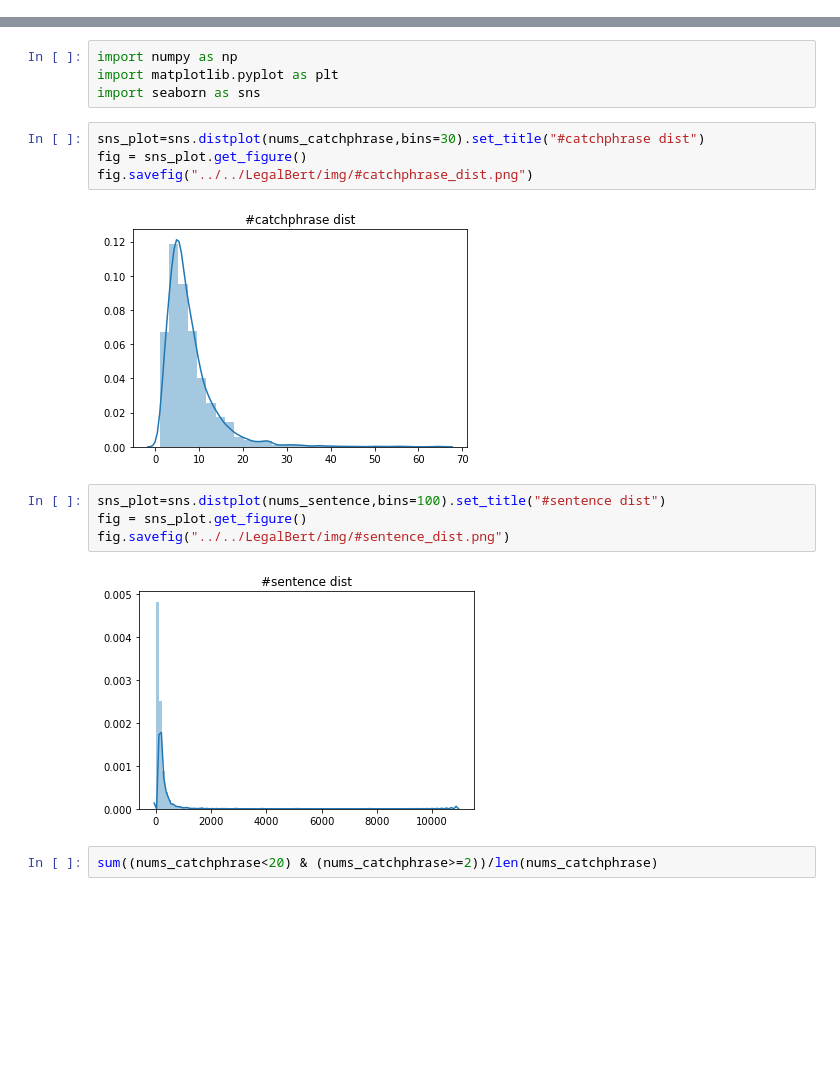
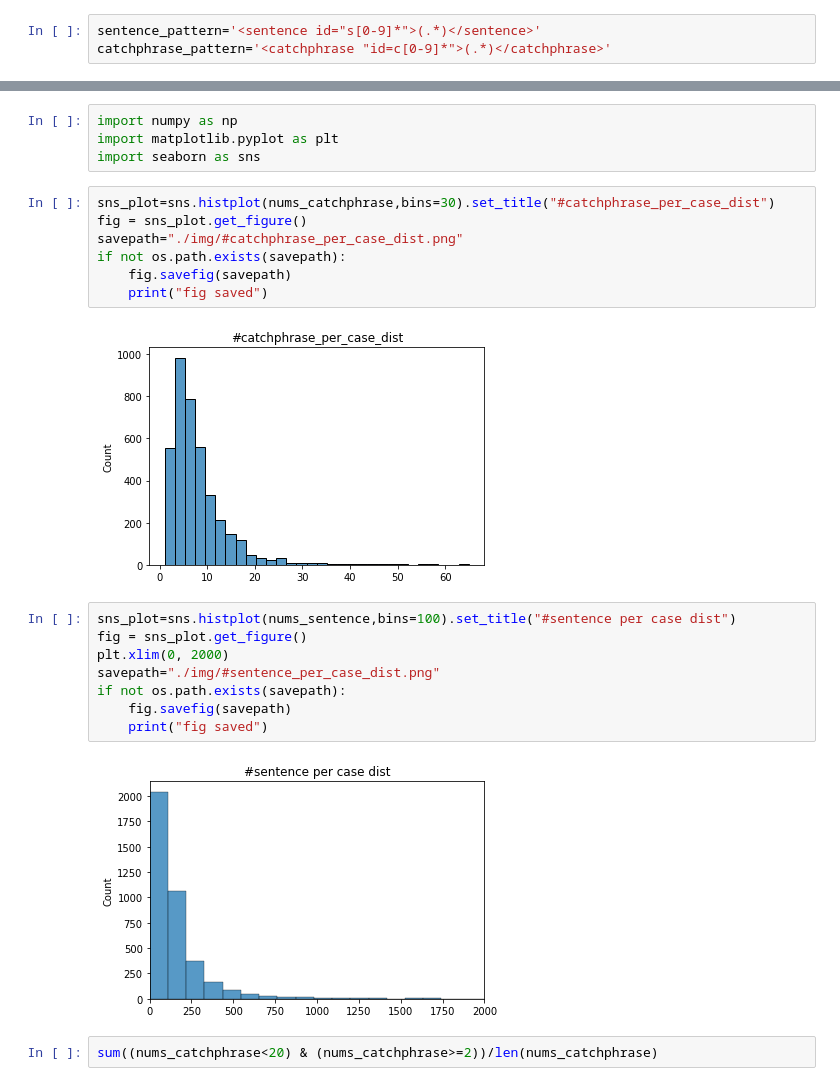
Before and after one commit to Saibo-creator/ContrastRetrieval, a Jupyter notebook: preprocess_summ.ipynb, the cells around one changed output, grey strips where cells are left out. Saved outputs shown, nothing was run; the diff lists cells and outputs as text; blank space fills up the shorter version.

```diff
--- a/preprocess_summ.ipynb
+++ b/preprocess_summ.ipynb
@@ -32,6 +13,9 @@ datasetConfig=DatasetConfig("AUS")
 # %%
 dir_path=datasetConfig.raw_path
 # output_fn="datasets/summarization/summ.tsv"
+# %%
+sentence_pattern='<sentence id="s[0-9]*">(.*)</sentence>'
+catchphrase_pattern='<catchphrase "id=c[0-9]*">(.*)</catchphrase>'
 # %%
 
 fpaths=list_all_files(dir_path)
@@ -453,17 +469,24 @@ import numpy as np
 import matplotlib.pyplot as plt
 import seaborn as sns
 # %%
-sns_plot=sns.distplot(nums_catchphrase,bins=30).set_title("#catchphrase dist")
+sns_plot=sns.histplot(nums_catchphrase,bins=30).set_title("#catchphrase_per_case_dist")
 fig = sns_plot.get_figure()
-fig.savefig("../../LegalBert/img/#catchphrase_dist.png")
+savepath="./img/#catchphrase_per_case_dist.png"
+if not os.path.exists(savepath):
+    fig.savefig(savepath)
+    print("fig saved")
 # %% [output]
-[figure, old version]
+[figure, new version]
 # %%
-sns_plot=sns.distplot(nums_sentence,bins=100).set_title("#sentence dist")
+sns_plot=sns.histplot(nums_sentence,bins=100).set_title("#sentence per case dist")
 fig = sns_plot.get_figure()
-fig.savefig("../../LegalBert/img/#sentence_dist.png")
+plt.xlim(0, 2000)
+savepath="./img/#sentence_per_case_dist.png"
+if not os.path.exists(savepath):
+    fig.savefig(savepath)
+    print("fig saved")
 # %% [output]
-[figure, old version]
+[figure, new version]
 # %%
 sum((nums_catchphrase<20) & (nums_catchphrase>=2))/len(nums_catchphrase)
 # %% [output]
```
Also changed, not shown: parts of 16 cells of this notebook, 14 other files.
